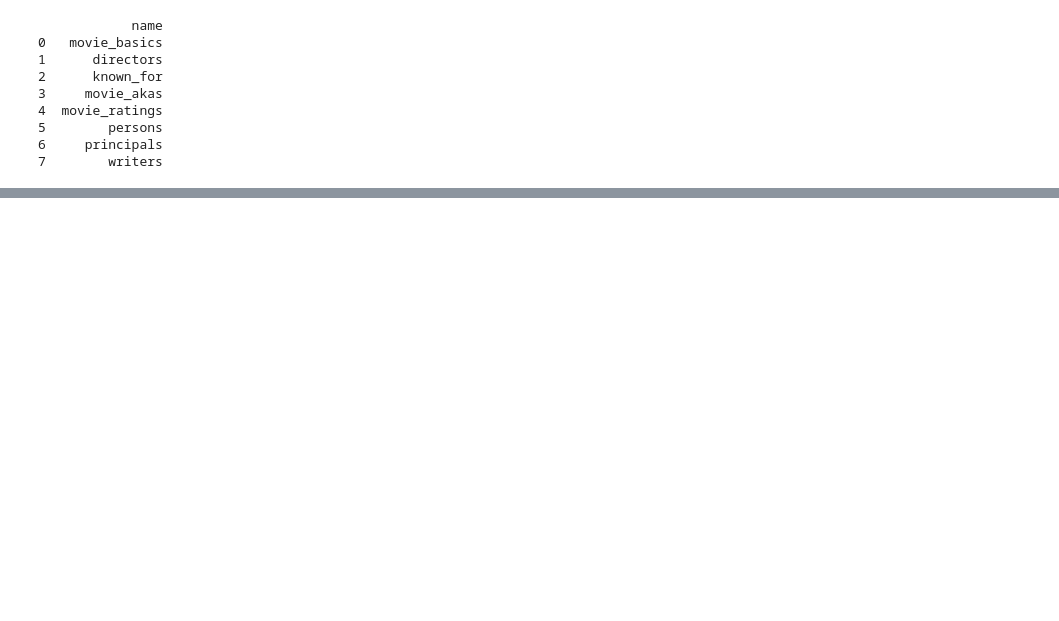
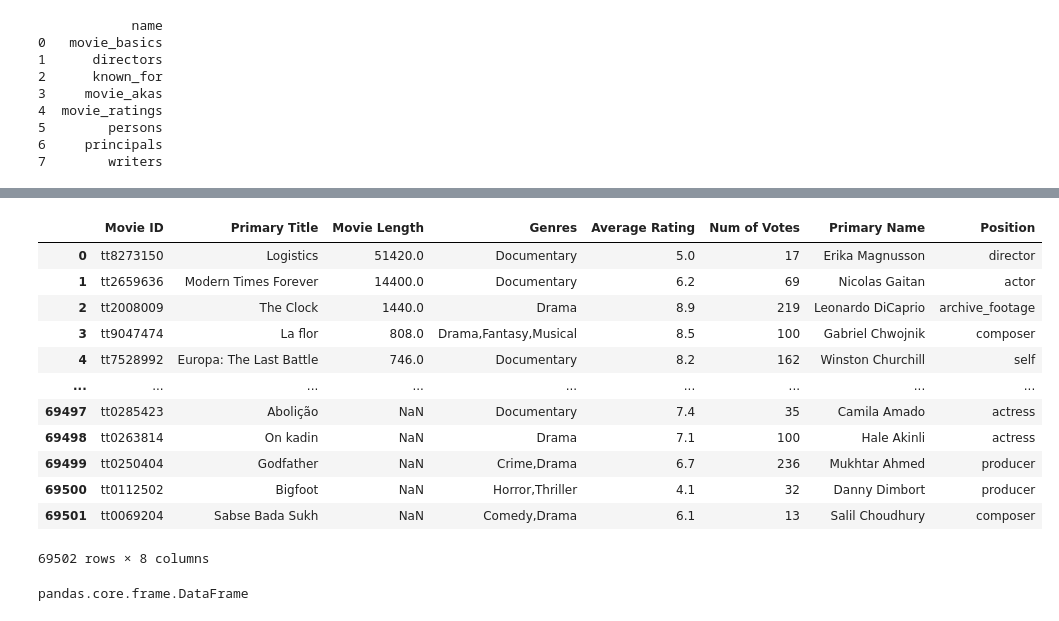
Before and after one commit to falloutb1tch/Movie_Project, a Jupyter notebook: Notebooks/Yiyi_Working_Notebook.ipynb, the cells around one changed output, grey strips where cells are left out. Saved outputs shown, nothing was run; the diff lists cells and outputs as text; code cells hidden in the pictures; blank space fills up the shorter version.

```diff
--- a/Notebooks/Yiyi_Working_Notebook.ipynb
+++ b/Notebooks/Yiyi_Working_Notebook.ipynb
@@ -84,0 +52,6 @@ print(tables)
+# %%
+q_2 = """
+SELECT * FROM movie_basics
+"""
+movie_basics = pd.read_sql_query(q_2, conn)
+movie_basics.head()
@@ -84,0 +91,6 @@ print(tables)
+# %%
+q_5 = """
+SELECT * FROM movie_ratings
+"""
+movie_ratings = pd.read_sql_query(q_5, conn)
+movie_ratings.head()
@@ -84,0 +104,6 @@ print(tables)
+# %%
+q_6 = """
+SELECT * FROM persons
+"""
+persons = pd.read_sql_query(q_6, conn)
+persons.head()
@@ -84,0 +117,6 @@ print(tables)
+# %%
+q_7 = """
+SELECT * FROM principals
+"""
+principals = pd.read_sql_query(q_7, conn)
+principals.head()
@@ -84,0 +284,37 @@ print(tables)
+# %%
+combo_1 = """
+
+SELECT ma.movie_id AS "Movie ID", mb.primary_title AS "Primary Title", mb.runtime_minutes as "Movie Length",mb.genres AS "Genres",mr.averagerating AS "Average Rating", mr.numvotes AS "Num of Votes",pe.primary_name AS "Primary Name", pr.category AS "Position"
+FROM movie_akas AS ma
+  JOIN movie_basics AS mb
+      ON ma.movie_id = mb.movie_id
+       JOIN movie_ratings AS mr
+          ON mb.movie_id = mr.movie_id
+         JOIN principals AS pr
+           ON pr.movie_id = mr.movie_id
+            JOIN persons AS pe
+             ON pe.person_id = pr.person_id
+  GROUP BY ma.movie_id
+  ORDER BY "Movie Length" DESC
+
+"""
+combo_ONE = pd.read_sql_query(combo_1, conn)
+combo_ONE
+# %% [output]
+|  | Movie ID | Primary Title | Movie Length | Genres | Average Rating | Num of Votes | Primary Name | Position |
+| 0 | tt8273150 | Logistics | 51420.0 | Documentary | 5.0 | 17 | Erika Magnusson | director |
+| 1 | tt2659636 | Modern Times Forever | 14400.0 | Documentary | 6.2 | 69 | Nicolas Gaitan | actor |
+| 2 | tt2008009 | The Clock | 1440.0 | Drama | 8.9 | 219 | Leonardo DiCaprio | archive_footage |
+| 3 | tt9047474 | La flor | 808.0 | Drama,Fantasy,Musical | 8.5 | 100 | Gabriel Chwojnik | composer |
+| 4 | tt7528992 | Europa: The Last Battle | 746.0 | Documentary | 8.2 | 162 | Winston Churchill | self |
+| ... | ... | ... | ... | ... | ... | ... | ... | ... |
+| 69497 | tt0285423 | Abolição | NaN | Documentary | 7.4 | 35 | Camila Amado | actress |
+| 69498 | tt0263814 | On kadin | NaN | Drama | 7.1 | 100 | Hale Akinli | actress |
+| 69499 | tt0250404 | Godfather | NaN | Crime,Drama | 6.7 | 236 | Mukhtar Ahmed | producer |
+| 69500 | tt0112502 | Bigfoot | NaN | Horror,Thriller | 4.1 | 32 | Danny Dimbort | producer |
+| 69501 | tt0069204 | Sabse Bada Sukh | NaN | Comedy,Drama | 6.1 | 13 | Salil Choudhury | composer |
+69502 rows × 8 columns
+# %%
+type(combo_ONE)
+# %% [output]
+pandas.core.frame.DataFrame
```
Also changed, not shown: parts of 30 cells of this notebook.
